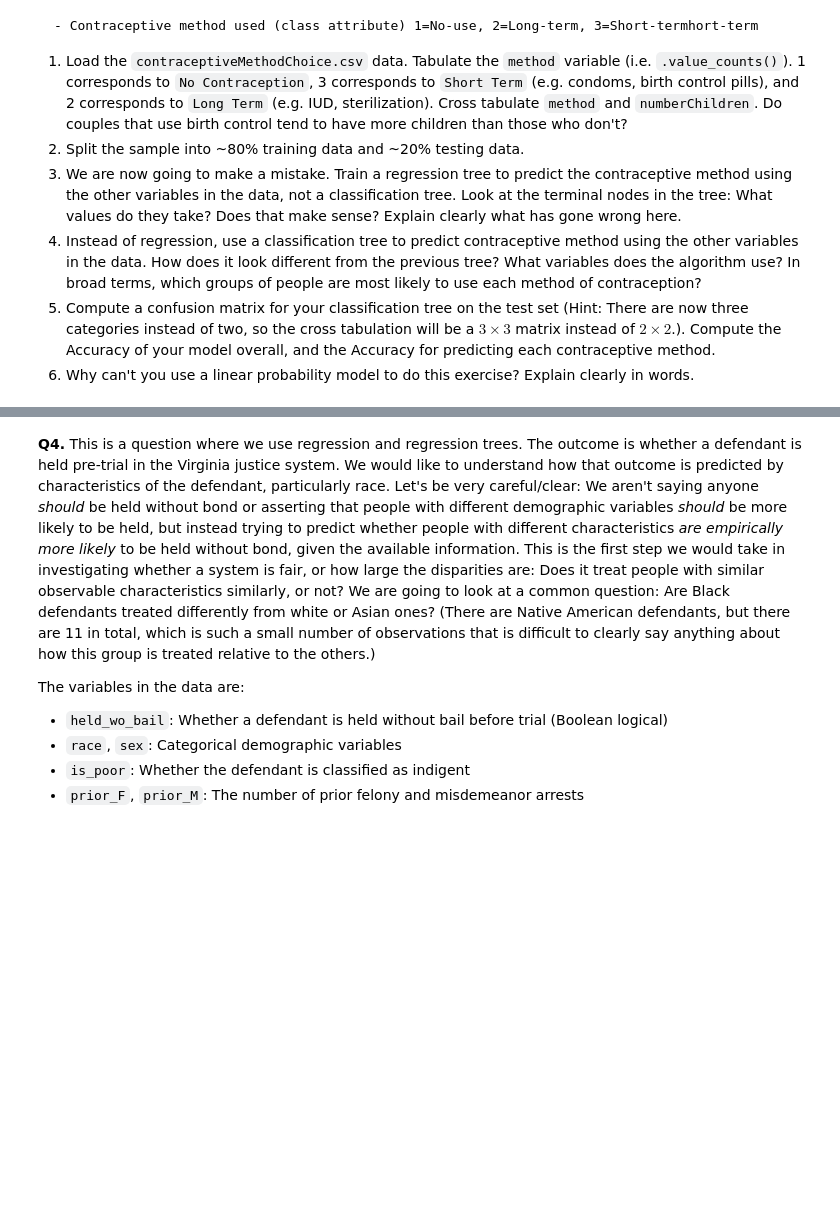
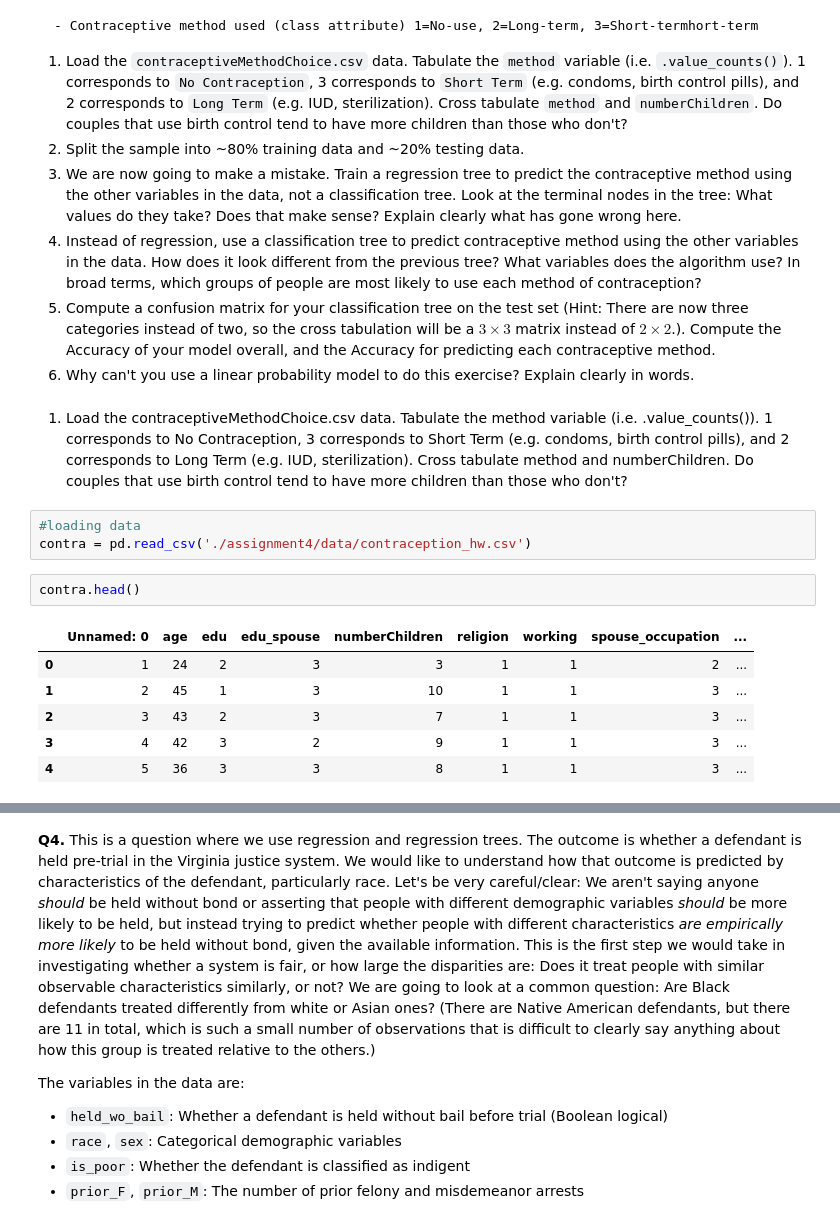
Before and after one commit to acb4rn/assignment4, a Jupyter notebook: assignment4.ipynb, the cells around one changed output, grey strips where cells are left out. Cells and saved outputs as stored; diff of their text form; blank space fills up the shorter version.

```diff
--- a/assignment4.ipynb
+++ b/assignment4.ipynb
@@ -291,3 +320,17 @@ ValueError: ignored
   4. Instead of regression, use a classification tree to predict contraceptive method using the other variables in the data. How does it look different from the previous tree? What variables does the algorithm use? In broad terms, which groups of people are most likely to use each method of contraception?
   5. Compute a confusion matrix for your classification tree on the test set (Hint: There are now three categories instead of two, so the cross tabulation will be a $3 \times 3$ matrix instead of $2 \times 2$.). Compute the Accuracy of your model overall, and the Accuracy for predicting each contraceptive method.
   7. Why can't you use a linear probability model to do this exercise? Explain clearly in words.
+# %% [markdown]
+1. Load the contraceptiveMethodChoice.csv data. Tabulate the method variable (i.e. .value_counts()). 1 corresponds to No Contraception, 3 corresponds to Short Term (e.g. condoms, birth control pills), and 2 corresponds to Long Term (e.g. IUD, sterilization). Cross tabulate method and numberChildren. Do couples that use birth control tend to have more children than those who don't?
+# %%
+#loading data
+contra = pd.read_csv('./assignment4/data/contraception_hw.csv')
+# %%
+contra.head()
+# %% [output]
+|  | Unnamed: 0 | age | edu | edu_spouse | numberChildren | religion | working | spouse_occupation | ... |
+| 0 | 1 | 24 | 2 | 3 | 3 | 1 | 1 | 2 | ... |
+| 1 | 2 | 45 | 1 | 3 | 10 | 1 | 1 | 3 | ... |
+| 2 | 3 | 43 | 2 | 3 | 7 | 1 | 1 | 3 | ... |
+| 3 | 4 | 42 | 3 | 2 | 9 | 1 | 1 | 3 | ... |
+| 4 | 5 | 36 | 3 | 3 | 8 | 1 | 1 | 3 | ... |
```
Also changed, not shown: parts of 11 cells of this notebook.
